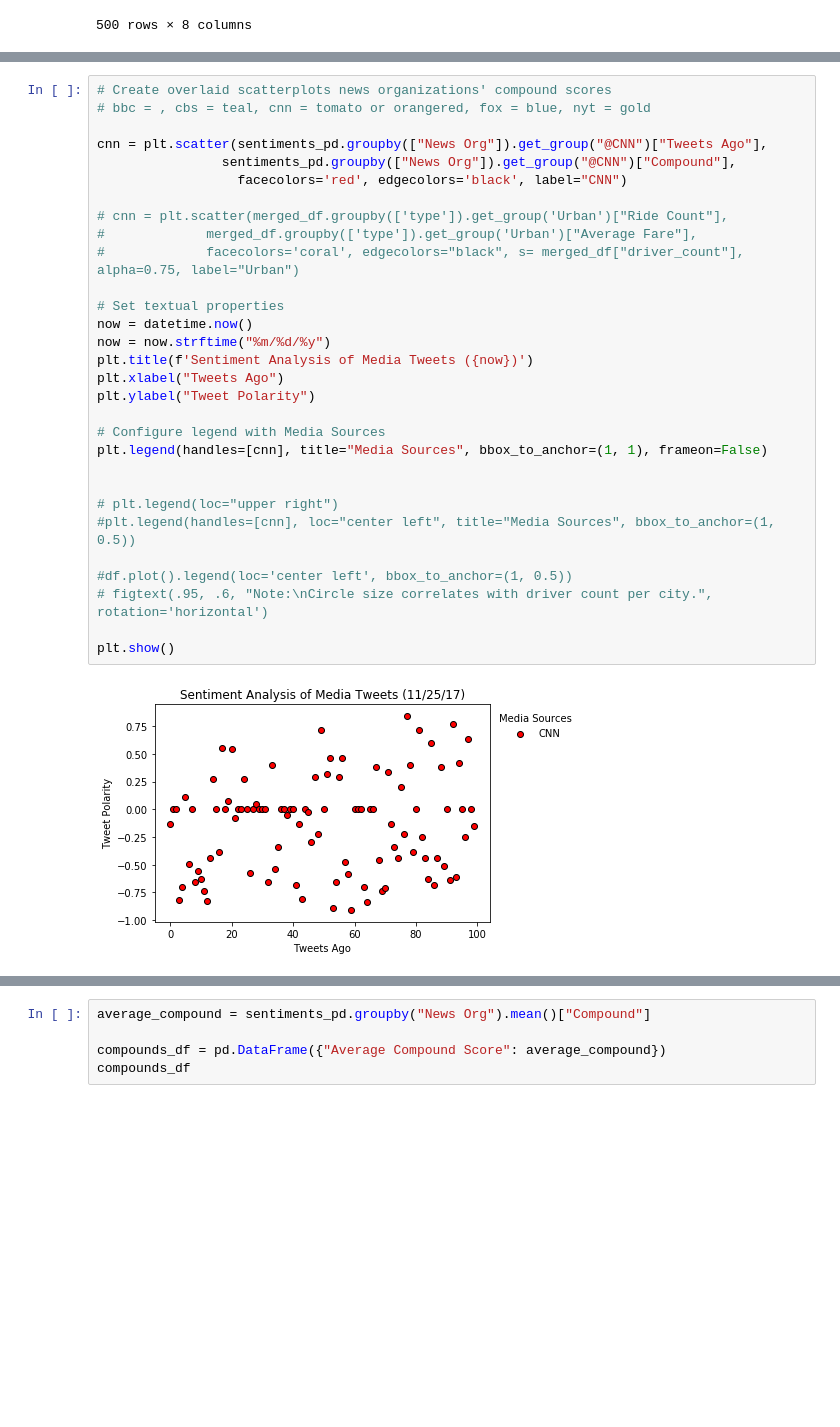
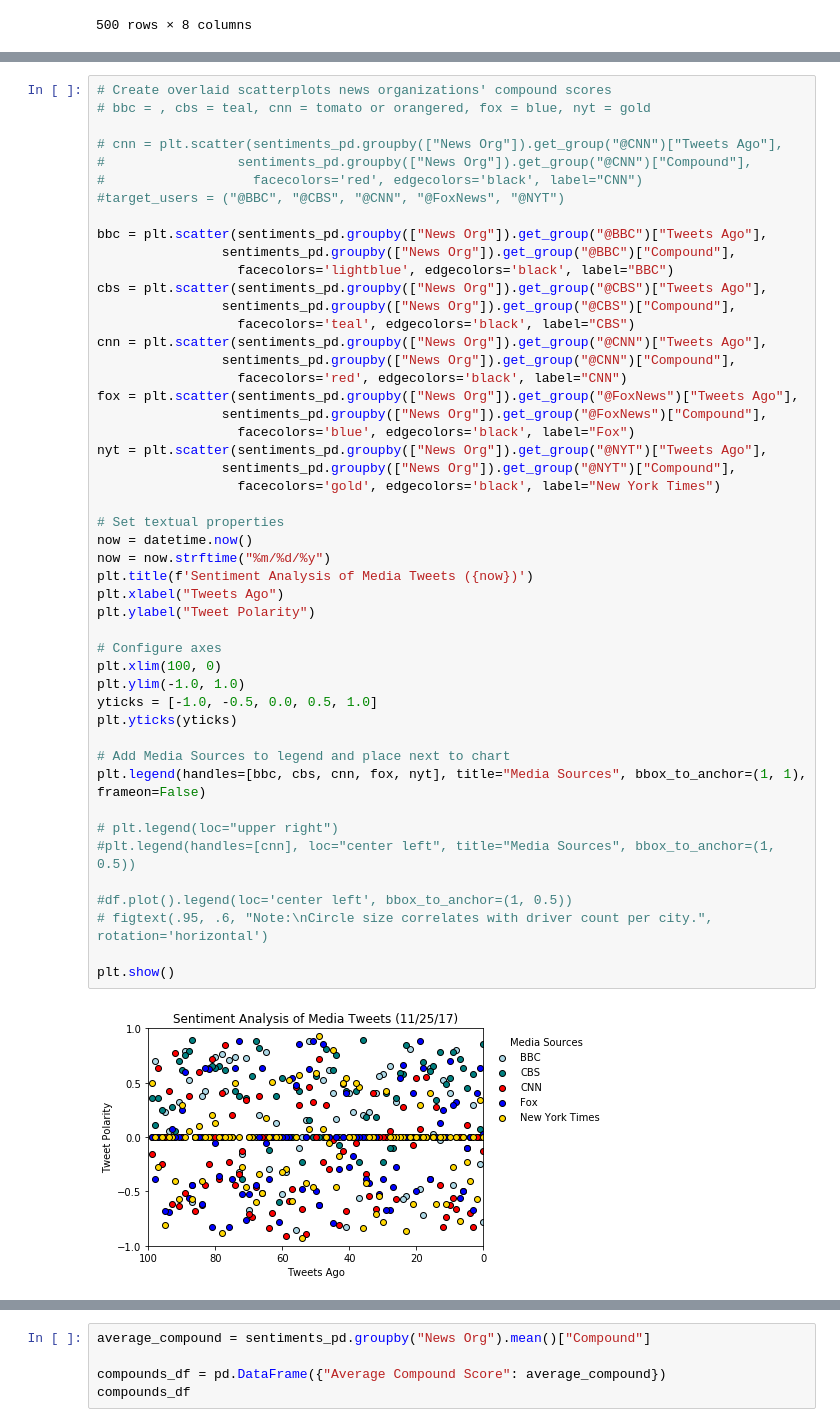
Before and after one commit to caelanosullivan/Twitter-Sentiment, a Jupyter notebook: news-org-tweets.ipynb, the cells around one changed output, grey strips where cells are left out. Saved outputs shown, nothing was run; the diff lists cells and outputs as text; blank space fills up the shorter version.

Commit message:
Completed group scatterplot of per-Tweet compound scores in reverse order

```diff
--- a/news-org-tweets.ipynb
+++ b/news-org-tweets.ipynb
@@ -185,32 +193,50 @@ sentiments_pd
 # %%
 # Create overlaid scatterplots news organizations' compound scores
 # bbc = , cbs = teal, cnn = tomato or orangered, fox = blue, nyt = gold
 
+# cnn = plt.scatter(sentiments_pd.groupby(["News Org"]).get_group("@CNN")["Tweets Ago"],
+#                 sentiments_pd.groupby(["News Org"]).get_group("@CNN")["Compound"],
+#                   facecolors='red', edgecolors='black', label="CNN")
+#target_users = ("@BBC", "@CBS", "@CNN", "@FoxNews", "@NYT")
+
+bbc = plt.scatter(sentiments_pd.groupby(["News Org"]).get_group("@BBC")["Tweets Ago"],
+                sentiments_pd.groupby(["News Org"]).get_group("@BBC")["Compound"],
+                  facecolors='lightblue', edgecolors='black', label="BBC")
+cbs = plt.scatter(sentiments_pd.groupby(["News Org"]).get_group("@CBS")["Tweets Ago"],
+                sentiments_pd.groupby(["News Org"]).get_group("@CBS")["Compound"],
+                  facecolors='teal', edgecolors='black', label="CBS")
 cnn = plt.scatter(sentiments_pd.groupby(["News Org"]).get_group("@CNN")["Tweets Ago"],
                 sentiments_pd.groupby(["News Org"]).get_group("@CNN")["Compound"],
                   facecolors='red', edgecolors='black', label="CNN")
-
-# cnn = plt.scatter(merged_df.groupby(['type']).get_group('Urban')["Ride Count"],
-#             merged_df.groupby(['type']).get_group('Urban')["Average Fare"],
-#             facecolors='coral', edgecolors="black", s= merged_df["driver_count"], alpha=0.75, label="Urban")
+fox = plt.scatter(sentiments_pd.groupby(["News Org"]).get_group("@FoxNews")["Tweets Ago"],
+                sentiments_pd.groupby(["News Org"]).get_group("@FoxNews")["Compound"],
+                  facecolors='blue', edgecolors='black', label="Fox")
+nyt = plt.scatter(sentiments_pd.groupby(["News Org"]).get_group("@NYT")["Tweets Ago"],
+                sentiments_pd.groupby(["News Org"]).get_group("@NYT")["Compound"],
+                  facecolors='gold', edgecolors='black', label="New York Times")
 
 # Set textual properties
 now = datetime.now()
 now = now.strftime("%m/%d/%y")
 plt.title(f'Sentiment Analysis of Media Tweets ({now})')
 plt.xlabel("Tweets Ago")
 plt.ylabel("Tweet Polarity")
 
-# Configure legend with Media Sources
-plt.legend(handles=[cnn], title="Media Sources", bbox_to_anchor=(1, 1), frameon=False)
+# Configure axes
+plt.xlim(100, 0)
+plt.ylim(-1.0, 1.0)
+yticks = [-1.0, -0.5, 0.0, 0.5, 1.0]
+plt.yticks(yticks)
 
+# Add Media Sources to legend and place next to chart
+plt.legend(handles=[bbc, cbs, cnn, fox, nyt], title="Media Sources", bbox_to_anchor=(1, 1), frameon=False)
 
 # plt.legend(loc="upper right")
 #plt.legend(handles=[cnn], loc="center left", title="Media Sources", bbox_to_anchor=(1, 0.5))
 
 #df.plot().legend(loc='center left', bbox_to_anchor=(1, 0.5))
 # figtext(.95, .6, "Note:\nCircle size correlates with driver count per city.", rotation='horizontal')
 
 plt.show()
 # %% [output]
-[figure, old version]
+[figure, new version]
```
Also changed, not shown: parts of 2 cells of this notebook.
